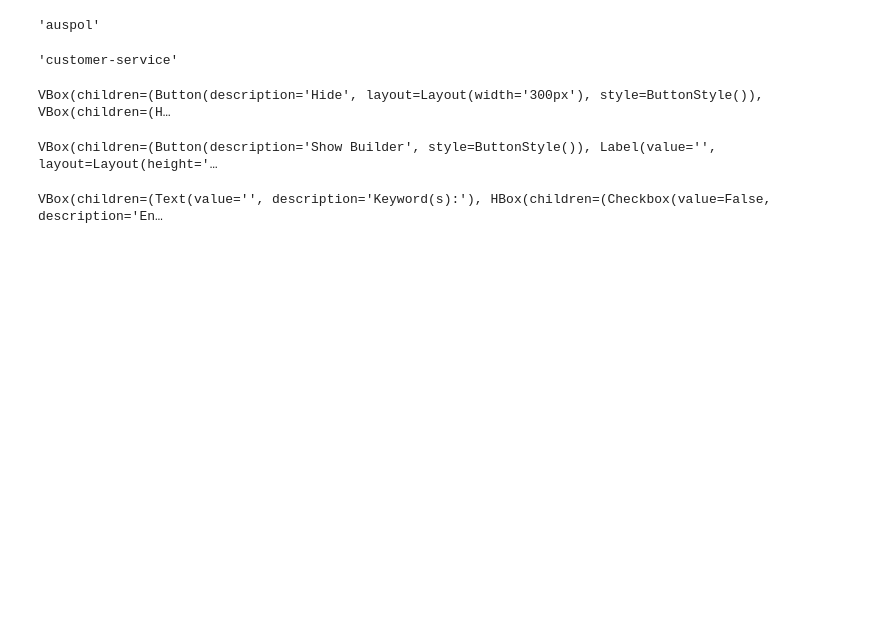
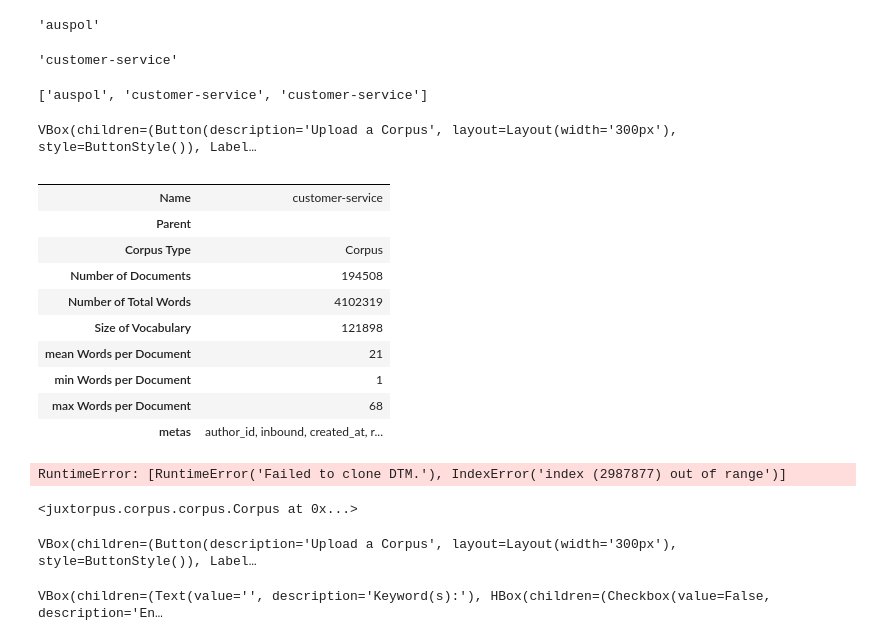
Before and after one commit to Sydney-Informatics-Hub/juxtorpus, a Jupyter notebook: notebooks/demos/taster_workshop/Taster-Corpus.ipynb, the cells around one changed output. Cells and saved outputs as stored; diff of their text form; code cells hidden in the pictures; blank space fills up the shorter version.

Commit message:
Error building and sliciing customer service data

```diff
--- a/notebooks/demos/taster_workshop/Taster-Corpus.ipynb
+++ b/notebooks/demos/taster_workshop/Taster-Corpus.ipynb
@@ -109,19 +109,46 @@ corpus = Corpus.from_dataframe(df, col_doc='text', name='customer-service')
 corpus.name
 # %% [output]
 'customer-service'
+# %%
+corpora.add(corpus)
+corpora.items()
+# %% [output]
+['auspol', 'customer-service', 'customer-service']
 # %%
-corpora.add(corpus)
 corpora.widget()
 # %% [output]
-VBox(children=(Button(description='Hide', layout=Layout(width='300px'), style=ButtonStyle()), VBox(children=(H…
+VBox(children=(Button(description='Upload a Corpus', layout=Layout(width='300px'), style=ButtonStyle()), Label…
+# %%
+corpora['customer-service'].summary()
+# %% [output]
+|  |  |
+| Name | customer-service |
+| Parent |  |
+| Corpus Type | Corpus |
+| Number of Documents | 194508 |
+| Number of Total Words | 4102319 |
+| Size of Vocabulary | 121898 |
+| mean Words per Document | 21 |
+| min Words per Document | 1 |
+| max Words per Document | 68 |
+| metas | author_id, inbound, created_at, r... |
+# %%
+subcorpus = corpora['customer-service'].slicer.filter_by_item('company', 'british_airways')
+subcorpus.summary()
+# %% [output]
+RuntimeError: [RuntimeError('Failed to clone DTM.'), IndexError('index (2987877) out of range')]
+# %%
+corpora['auspol'].slicer.filter_by_item('tweet_type', 'original')
+# %% [output]
+<juxtorpus.corpus.corpus.Corpus at 0x...>
 # %%
 df2 = corpus.to_dataframe()
 df2.to_csv('./notebooks/demos/taster_workshop/twcs_sel2.csv')
 # %%
-corpora.add(corpus)
+
 corpora.widget()
 # %% [output]
-VBox(children=(Button(description='Show Builder', style=ButtonStyle()), Label(value='', layout=Layout(height='…
+VBox(children=(Button(description='Upload a Corpus', layout=Layout(width='300px'), style=ButtonStyle()), Label…
 # %%
 from timeit import default_timer as timer
 
```
